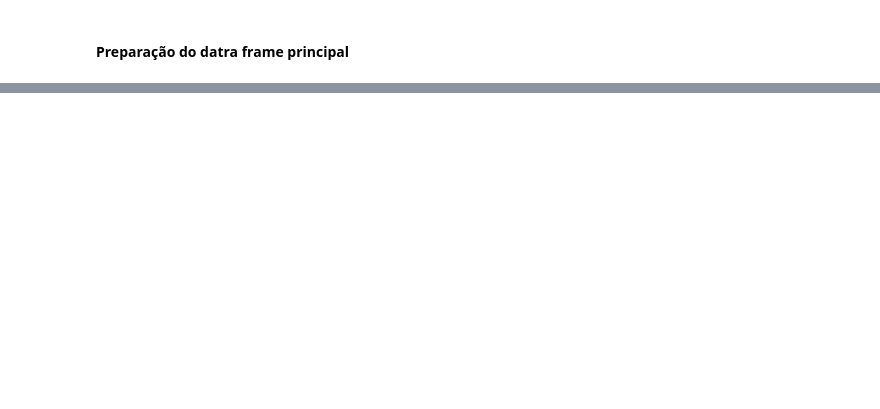
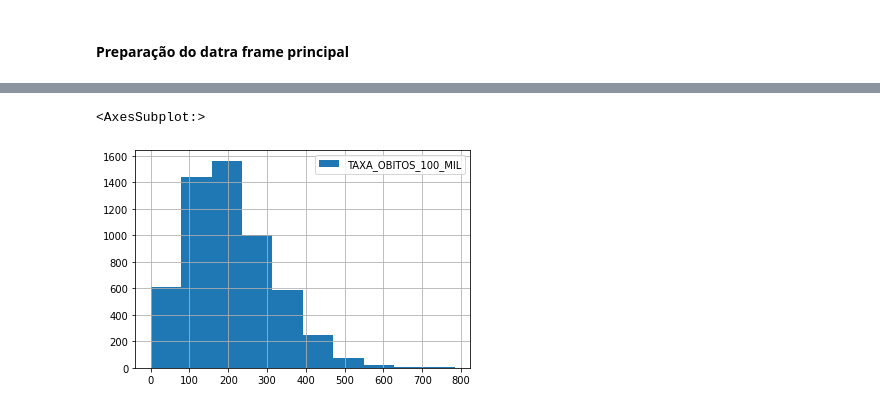
Before and after one commit to helderseixas/DisciplinaSistemasNebulosos, a Jupyter notebook: trabalho_final/trabalho_final.ipynb, the cells around one changed output, grey strips where cells are left out. Cells and saved outputs as stored; diff of their text form; code cells hidden in the pictures; blank space fills up the shorter version.

```diff
--- a/trabalho_final/trabalho_final.ipynb
+++ b/trabalho_final/trabalho_final.ipynb
@@ -213,0 +296,5 @@ df.head()
+# %%
+df_base.TAXA_OBITOS_100_MIL.hist(legend=True)
+# %% [output]
+<AxesSubplot:>
+[figure, added]
```
Also changed, not shown: parts of 94 cells of this notebook, 3 other files.
